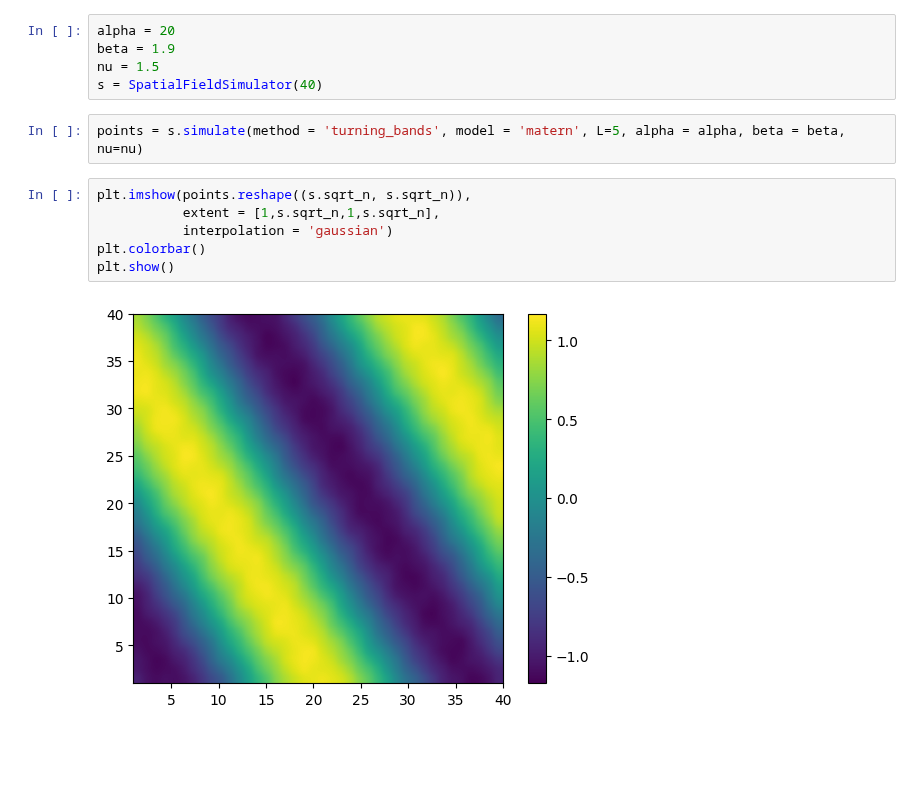
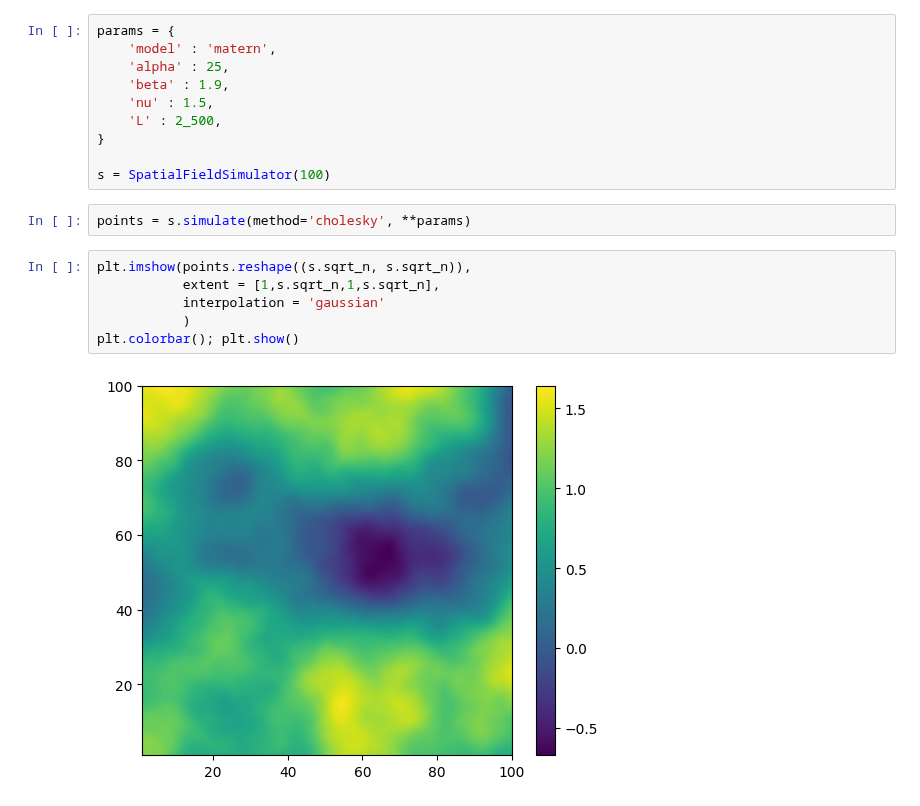
Before and after one commit to AlejandroVillazonG/MAT468, a Jupyter notebook: proyecto/project.ipynb, the cells around one changed output. Saved outputs shown, nothing was run; the diff lists cells and outputs as text; blank space fills up the shorter version.

Commit message:
documentamos y add chol matern nu1.5

```diff
--- a/proyecto/project.ipynb
+++ b/proyecto/project.ipynb
@@ -248,20 +331,25 @@ class SpatialFieldSimulator:
 
         return lambda h: np.maximum(1- h/alpha, 0)**nu
 # %%
-alpha = 20
-beta = 1.9
-nu = 1.5
-s = SpatialFieldSimulator(40)
+params = {
+    'model' : 'matern',
+    'alpha' : 25,
+    'beta' : 1.9,
+    'nu' : 1.5,
+    'L' : 2_500,
+}
+
+s = SpatialFieldSimulator(100)
-# %%
-points = s.simulate(method = 'turning_bands', model = 'matern', L=5, alpha = alpha, beta = beta, nu=nu)
+# %%
+points = s.simulate(method='cholesky', **params)
 # %%
 plt.imshow(points.reshape((s.sqrt_n, s.sqrt_n)),
            extent = [1,s.sqrt_n,1,s.sqrt_n],
-           interpolation = 'gaussian')
-plt.colorbar()
-plt.show()
+           interpolation = 'gaussian'
+           )
+plt.colorbar(); plt.show()
 # %% [output]
-[figure, old version]
+[figure, new version]
 # %%
 h_max = s.distances_matrix.max()/3
 n_lags = int(np.ceil(2 * np.log2(s.sqrt_n) + 1))
```
Also changed, not shown: parts of 3 cells of this notebook.
